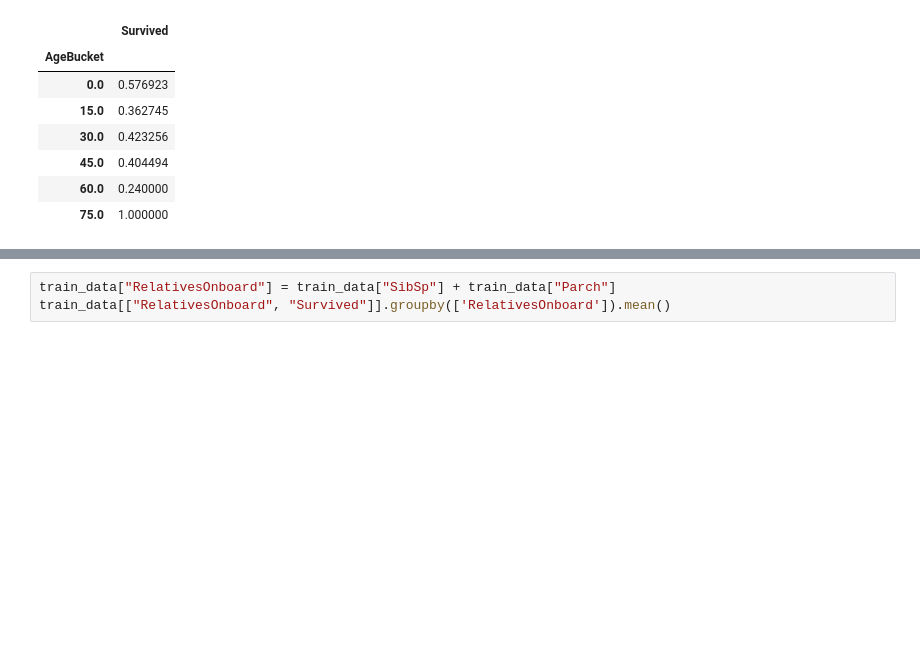
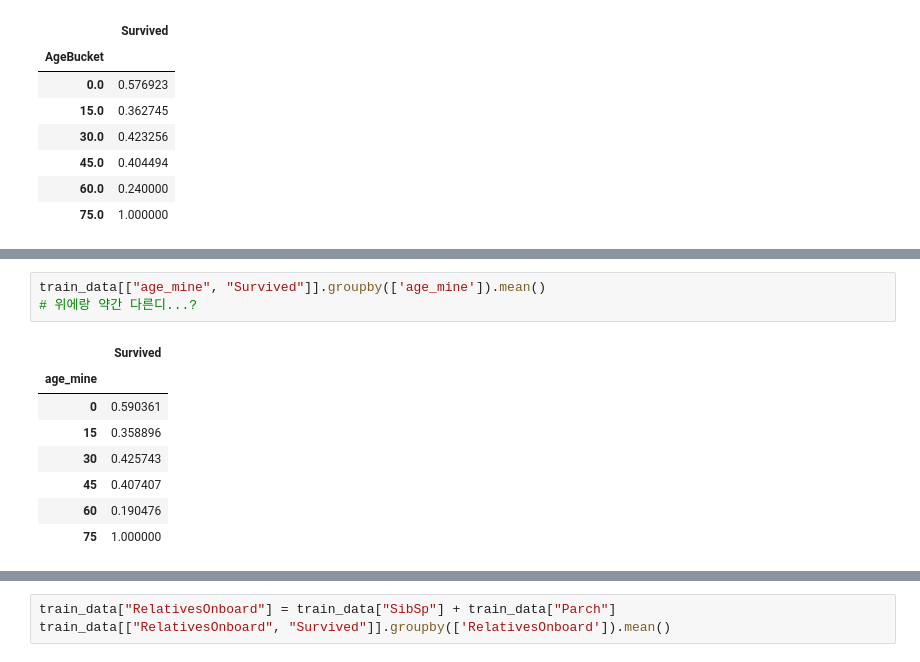
Before and after one commit to K-107/handson-ml2, a Jupyter notebook: 03_classification.ipynb, the cells around one changed output, grey strips where cells are left out. Cells and saved outputs as stored; diff of their text form; blank space fills up the shorter version.

```diff
--- a/03_classification.ipynb
+++ b/03_classification.ipynb
@@ -1039,0 +1294,12 @@ train_data[["AgeBucket", "Survived"]].groupby(['AgeBucket']).mean()
+# %%
+train_data[["age_mine", "Survived"]].groupby(['age_mine']).mean()
+# 위에랑 약간 다른디...?
+# %% [output]
+|  | Survived |
+| age_mine |  |
+| 0 | 0.590361 |
+| 15 | 0.358896 |
+| 30 | 0.425743 |
+| 45 | 0.407407 |
+| 60 | 0.190476 |
+| 75 | 1.000000 |
```
Also changed, not shown: parts of 87 cells of this notebook.
